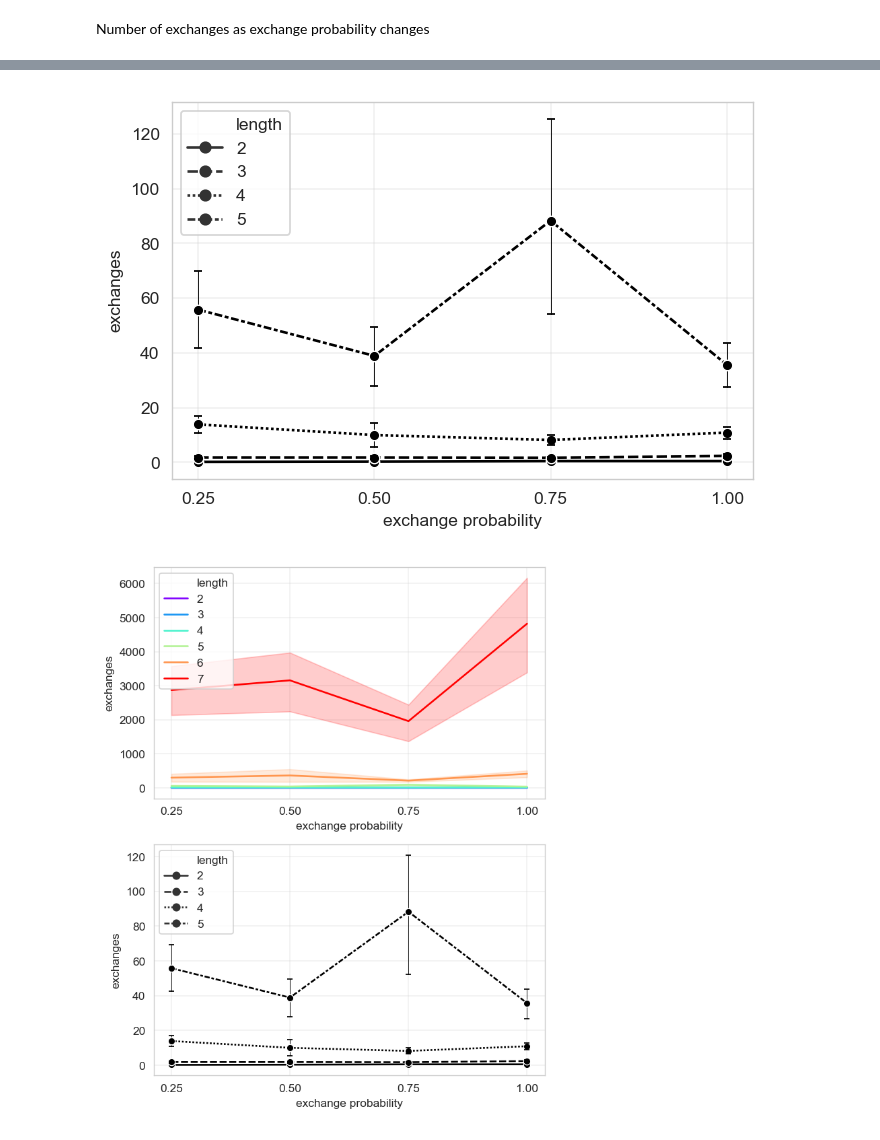
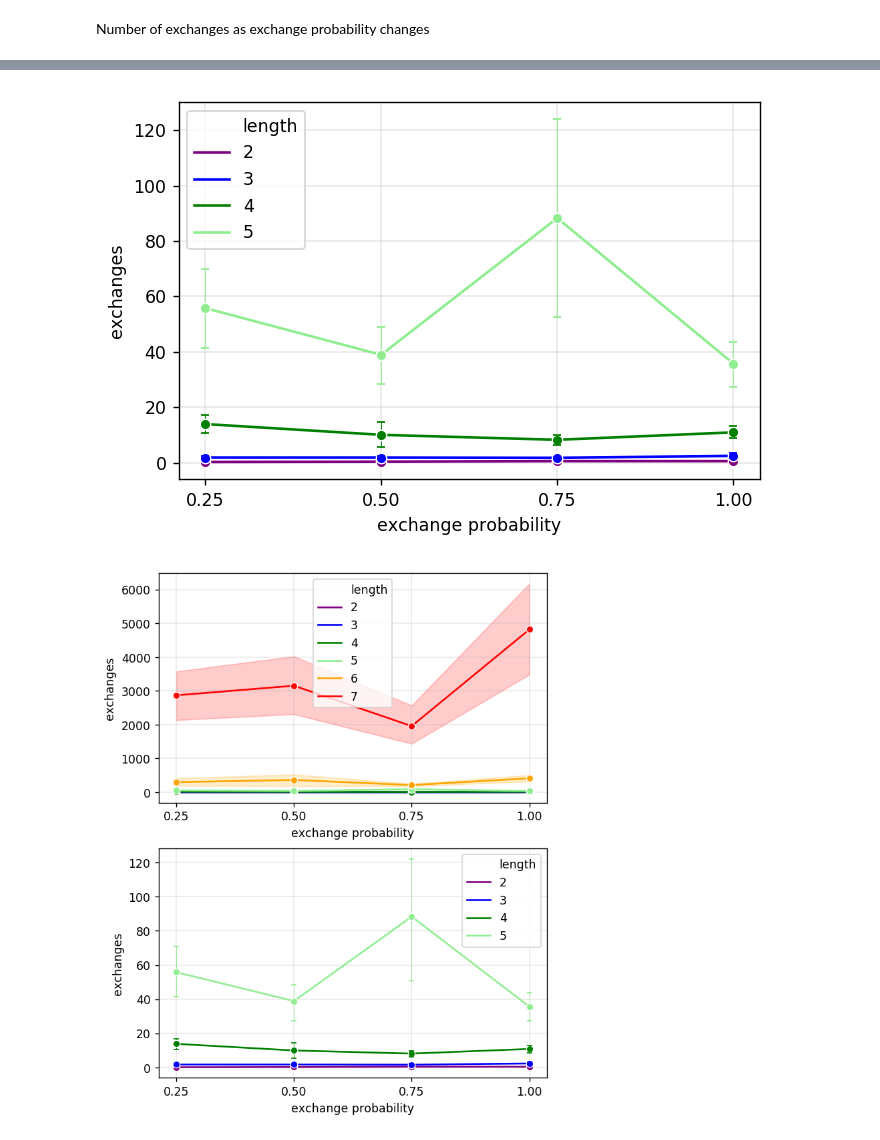
Before and after one commit to agnikumar/math-lab, a Jupyter notebook: randomness/simulation_plots.ipynb, the cells around one changed output, grey strips where cells are left out. Cells and saved outputs as stored; diff of their text form; code cells hidden in the pictures.

```diff
--- a/randomness/simulation_plots.ipynb
+++ b/randomness/simulation_plots.ipynb
@@ -173,5 +194,7 @@ plt.show()
 # %%
-sns.lineplot(x='prob', y='exchanges', hue='length', legend='full', ci=68, palette=cmap, data=results_all)
+results_all_truncated = results_all[results_all.length <= 5]
+colors = ['purple', 'blue', 'green', 'lightgreen', 'orange', 'red']
+sns.lineplot(x='prob', y='exchanges', hue='length', legend='full', ci=68, marker='o', palette=colors, data=results_all)
 plt.xticks(results_all_truncated['prob'].unique())
 plt.grid(linestyle='-', linewidth=0.25)
 plt.xlabel('exchange probability')
@@ -181,7 +204,7 @@ plt.show()
 # %%
-results_all_truncated = results_all[results_all.length <= 5]
 num_lengths = results_all_truncated['length'].nunique()
-sns.lineplot(x='prob', y='exchanges', style='length', legend='full', markers=['o']*num_lengths,
+colors_truncated = colors[0:4]
+sns.lineplot(x='prob', y='exchanges', hue='length', legend='full', marker='o', palette=colors_truncated,
              err_style="bars", ci=68, err_kws={'capsize':2.5, 'linewidth':0.5}, color='black', data=results_all_truncated)
 
 plt.xticks(results_all_truncated['prob'].unique())
@@ -189,26 +212,26 @@ plt.grid(linestyle='-', linewidth=0.25)
 plt.xlabel('exchange probability')
 plt.show()
 # %% [output]
-[figure, old version]
+[figure, new version]
 # %%
 # Combining exchange probability figures into a single one
 
 fig, ax = plt.subplots(2,1, figsize=(6,8))
 
-sns.lineplot(x='prob', y='exchanges', hue='length', legend='full', ci=68, palette=cmap, data=results_all, ax=ax[0])
+sns.lineplot(x='prob', y='exchanges', hue='length', legend='full', ci=68, marker='o', palette=colors, data=results_all, ax=ax[0])
 ax[0].set_xticks(results_all_truncated['prob'].unique())
 ax[0].grid(linestyle='-', linewidth=0.25)
 ax[0].set_xlabel('exchange probability')
 
-sns.lineplot(x='prob', y='exchanges', style='length', legend='full', markers=['o']*num_lengths,
+sns.lineplot(x='prob', y='exchanges', hue='length', legend='full', marker='o', palette=colors_truncated,
              err_style="bars", ci=68, err_kws={'capsize':2.5, 'linewidth':0.5}, color='black',
              data=results_all_truncated, ax=ax[1])
 
 ax[1].set_xticks(results_all_truncated['prob'].unique())
 ax[1].grid(linestyle='-', linewidth=0.25)
 ax[1].set_xlabel('exchange probability')
 
 #fig.tight_layout()
 plt.show()
 # %% [output]
-[figure, old version]
+[figure, new version]
```
Also changed, not shown: parts of 8 cells of this notebook, 2 other files.
